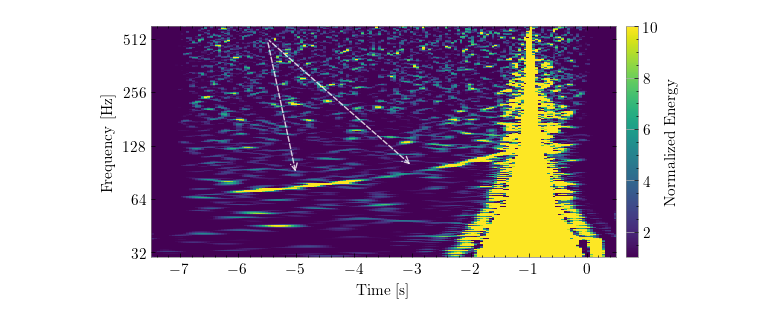
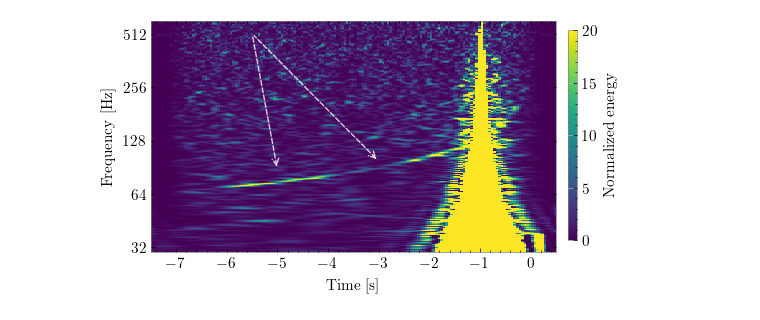
Before and after one commit to narolaharsh/phd-thesis, a Jupyter notebook: plotting_directory/gw170817scan/bns.ipynb, the cells around one changed output. Saved outputs shown, nothing was run; the diff lists cells and outputs as text; code cells hidden in the pictures.

```diff
--- a/plotting_directory/gw170817scan/bns.ipynb
+++ b/plotting_directory/gw170817scan/bns.ipynb
@@ -78,28 +78,35 @@ crop_data = data.crop(start = start, end = end)
 # %%
 plt.rcParams['axes.labelsize'] = 11.
 plt.rc('xtick',labelsize=11)
 plt.rc('ytick',labelsize=11)
 fig, ax = plt.subplots(1, 1, figsize = (6, 3))
 tres = 0.05
 fres = 0.008
 maximum_frequency = 900
 vmin = 2
 vmax = 12
-_, ax, _ = plot_q_transform(crop_data, minimum_frequency=30, trigger_time=trigger_time, whiten = True, ax = ax, tres = tres, fres = fres, maximum_frequency = maximum_frequency,
+_, ax, imshow = plot_q_transform(crop_data, minimum_frequency=30, trigger_time=trigger_time, whiten = True, ax = ax, tres = tres, fres = fres, maximum_frequency = maximum_frequency,
                               qrange = (110, 120))
 
-ax.colorbar(vmin = 1, vmax = 10, label = 'Normalized Energy')
+
+fig.subplots_adjust(right=0.8, hspace = 0.1, wspace =0.1)
+cbar_ax = fig.add_axes([0.82, 0.15, 0.015, 0.7])
+fig.colorbar(imshow, cax=cbar_ax, label = "Normalized energy")
+
+
+
+#ax.colorbar(vmin = 1, vmax = 10, label = 'Normalized Energy')
 ax.annotate(text = '', xy = (-5.5, 512), xytext = (-5, 88), arrowprops  = dict(arrowstyle = '<-' , color = 'white', alpha = 0.8, ls = '--'))
 ax.annotate(text = '', xy = (-5.5, 512), xytext = (-3, 98), arrowprops  = dict(arrowstyle = '<-' , color = 'white', alpha = 0.8, ls = '--'))
 
 ax.set_ylim(30, 600)
 eyeball_x = np.array([-6, -4, -2])
 eyeball_y = np.array([70, 81, 107])
 ax.grid()
 #ax.scatter(eyeball_x, eyeball_y, color = 'white', marker = 'x', s = 20, lw = 1.)
 ax.set_xlabel('Time [s]')
 ax.set_ylabel('Frequency [Hz]')
-fig.savefig('gw170817scan.pdf')
-fig.savefig('../../figures/gw170817scan.pdf')
+fig.savefig('gw170817scan.png', dpi = 500)
+fig.savefig('../../figures/gw170817scan.png', dpi = 500)
 # %% [output]
-[figure, old version]
+[figure, new version]
```
Also changed, not shown: 5 other files.
